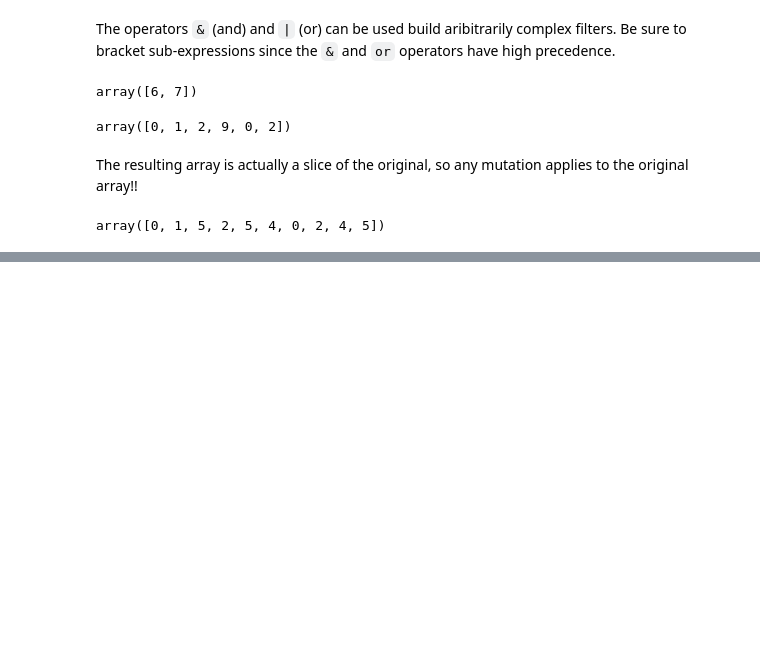
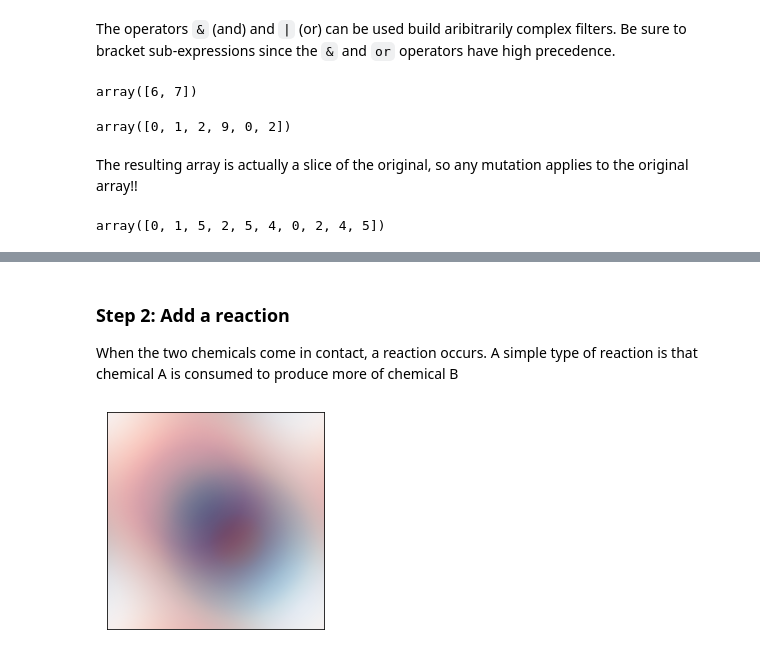
Before and after one commit to powderflask/cap-comp215, a Jupyter notebook: examples/week7.ipynb, the cells around one changed output, grey strips where cells are left out. Saved outputs shown, nothing was run; the diff lists cells and outputs as text; code cells hidden in the pictures; blank space fills up the shorter version.

```diff
--- a/examples/week7.ipynb
+++ b/examples/week7.ipynb
@@ -140,0 +212,25 @@ array([0, 1, 5, 2, 5, 4, 0, 2, 4, 5])
+# %% [markdown]
+### Step 2: Add a reaction
+When the two chemicals come in contact, a reaction occurs.  A simple type of reaction is that chemical A is consumed to produce more of chemical B
+# %%
+class SimpleReactionDiffusion(Diffusion2):
+    """ Diffusion CA with 2 chemicals + a reaction term. """
+
+    def step(self):
+        """Executes one time step."""
+        A = self.arrayA
+        B = self.arrayB
+
+        options = dict(mode='same', boundary='wrap')
+
+        cA = correlate2d(A, self.kernel, **options)
+        cB = correlate2d(B, self.kernel, **options)
+        reaction = A * B**2
+        self.arrayA += self.ra * cA - reaction
+        self.arrayB += self.rb * cB + reaction
+
+
+simple_rd = SimpleReactionDiffusion(n=100)
+simple_rd.animate(frames=50, step=simple_rd.loop100)
+# %% [output]
+[figure, added]
```
Also changed, not shown: parts of 8 cells of this notebook.
